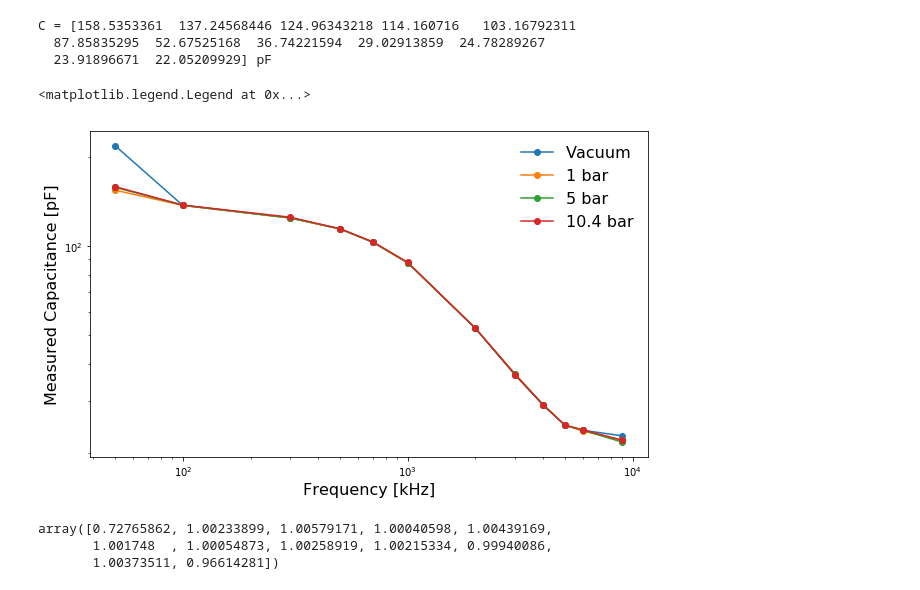
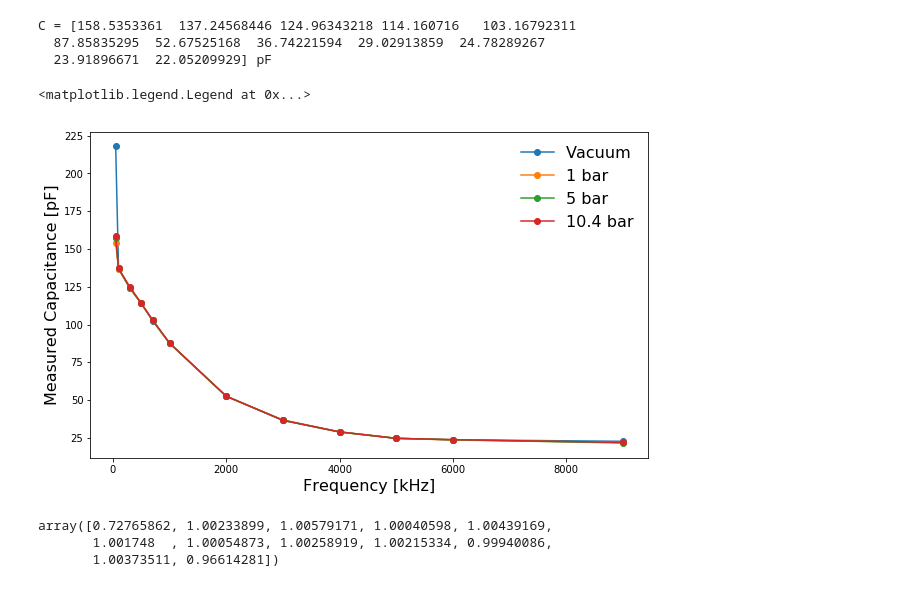
Before and after one commit to AustinMcDonald/Python, a Jupyter notebook: MagBoltz/Tiny-Capacatence.ipynb, the cells around one changed output. Saved outputs shown, nothing was run; the diff lists cells and outputs as text; code cells hidden in the pictures.

```diff
--- a/MagBoltz/Tiny-Capacatence.ipynb
+++ b/MagBoltz/Tiny-Capacatence.ipynb
@@ -412,17 +406,17 @@ C = [158.5353361  137.24568446 124.96343218 114.160716   103.16792311
 # %%
 plt.figure(figsize=(10,6))
 plt.plot(f1*1e-3,CX1*1e12,'o-',label='Vacuum')
 plt.plot(f1*1e-3,CX2*1e12,'o-',label='1 bar')
 plt.plot(f1*1e-3,CX3*1e12,'o-',label='5 bar')
 plt.plot(f1*1e-3,CX4*1e12,'o-',label='10.4 bar')
-plt.loglog()
+#plt.loglog()
 #plt.plot(f*1e-3,VG/XC)
 plt.xlabel('Frequency [kHz]',fontsize=16)
 plt.ylabel('Measured Capacitance [pF]',fontsize=16)
 plt.legend(frameon=False,fontsize=16)
 # %% [output]
 <matplotlib.legend.Legend at 0x...>
-[figure, old version]
+[figure, new version]
 # %%
 CX4/CX1
 # %% [output]
```
Also changed, not shown: parts of 6 cells of this notebook, 1 other file.
